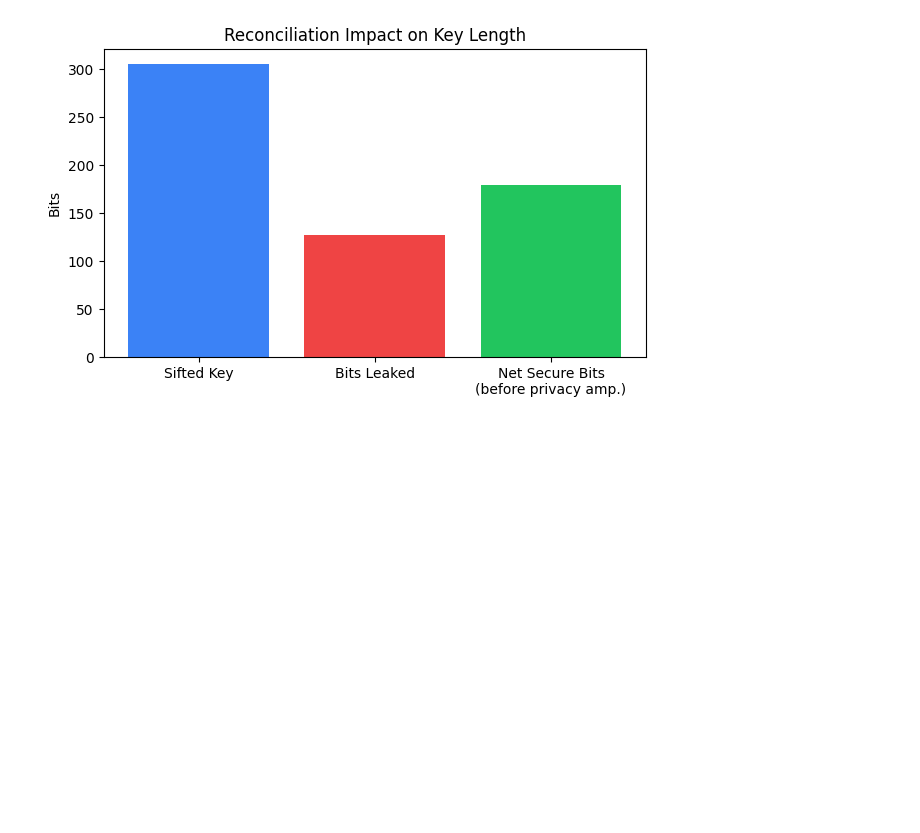
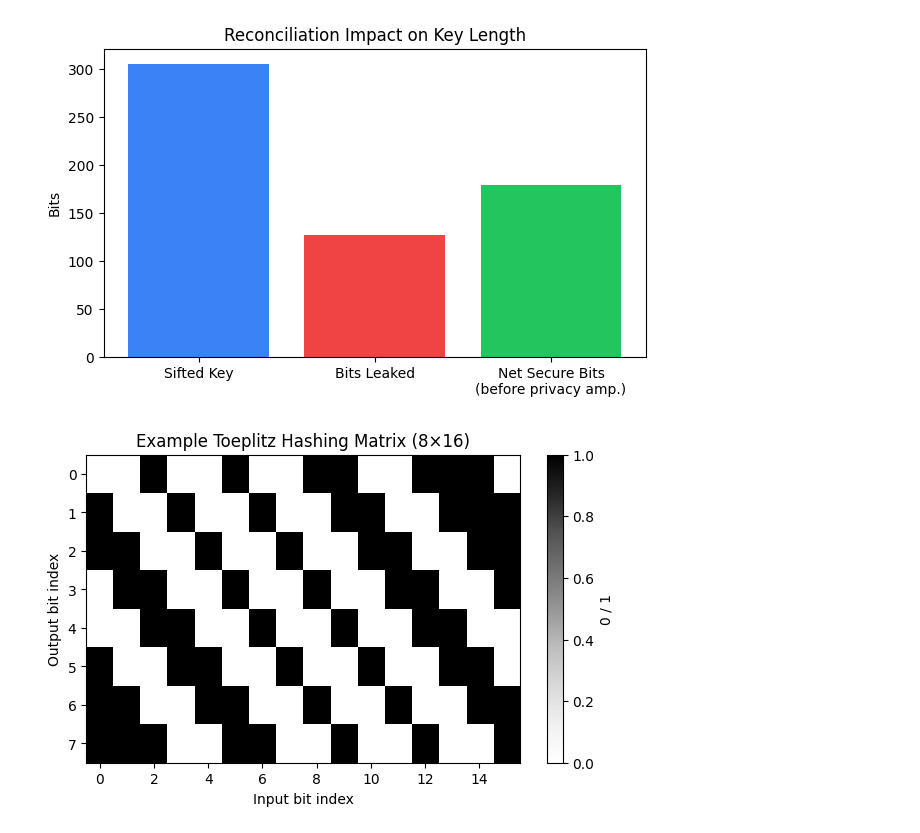
Before and after one commit to mmud/QKD-Alex-Hackathon, a Jupyter notebook: bb84_local.ipynb, the cells around one changed output. Cells and saved outputs as stored; diff of their text form; code cells hidden in the pictures; blank space fills up the shorter version.

```diff
--- a/bb84_local.ipynb
+++ b/bb84_local.ipynb
@@ -782,0 +803,27 @@ Total information leaked to Eve: 127 bits
+# %%
+def generate_toeplitz_matrix(n_out, n_in, seed=None):
+    rng_local = np.random.default_rng(seed)
+    first_col_and_row = rng_local.integers(0, 2, n_out + n_in - 1)
+    toeplitz = np.zeros((n_out, n_in), dtype=int)
+    for i in range(n_out):
+        toeplitz[i, :] = first_col_and_row[i: i + n_in][::-1]
+    return toeplitz
+
+
+def toeplitz_hash(key_bits, n_out, seed=None):
+    n_in = len(key_bits)
+    if n_out <= 0:
+        return np.array([], dtype=int)
+    T = generate_toeplitz_matrix(n_out, n_in, seed=seed)
+    final_key = (T @ key_bits) % 2
+    return final_key
+# %%
+example_T = generate_toeplitz_matrix(n_out=8, n_in=16, seed=1)
+plt.imshow(example_T, cmap="Greys", aspect="auto")
+plt.title("Example Toeplitz Hashing Matrix (8×16)")
+plt.xlabel("Input bit index")
+plt.ylabel("Output bit index")
+plt.colorbar(label="0 / 1")
+plt.show()
+# %% [output]
+[figure, added]
```
Also changed, not shown: parts of 10 cells of this notebook.
